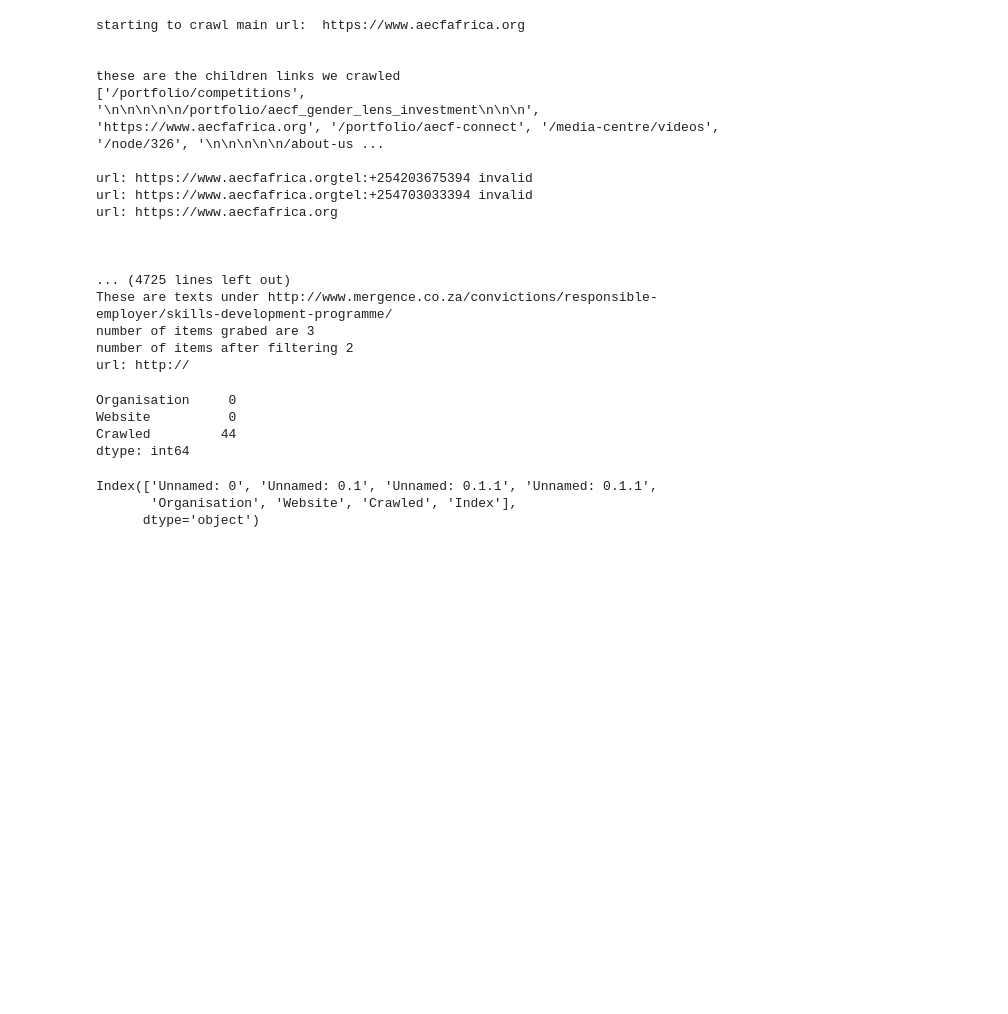
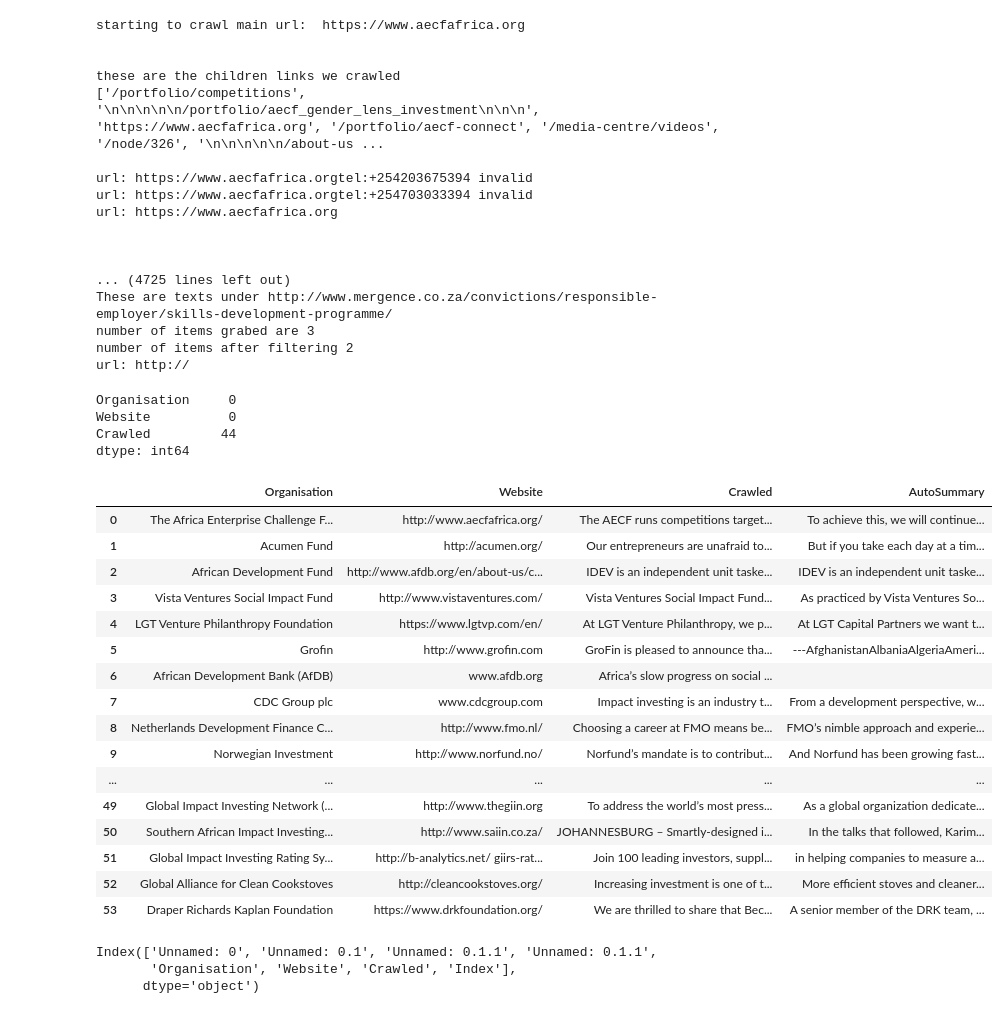
Before and after one commit to HANDSOMEJACKANDY/BFE-Investor_Selector, a Jupyter notebook: Jupyter_prototype/search_engine_on_crawled_data_and_LSI.ipynb, the cells around one changed output. Drawn from its saved outputs; the diff is of its cells as text; code cells hidden in the pictures; blank space fills up the shorter version.

Commit message:
added auto summary to the database

```diff
--- a/Jupyter_prototype/search_engine_on_crawled_data_and_LSI.ipynb
+++ b/Jupyter_prototype/search_engine_on_crawled_data_and_LSI.ipynb
@@ -185,7 +185,42 @@ Website          0
 Crawled         44
 dtype: int64
 # %%
+"""
+Drop unaccessable organizations and weird cols
+"""
 database = pd.read_csv("crawled_database.csv")
 database = database[database.Crawled != "Main site not accessible"]
 database = database.dropna()
-database.to_csv("crawled_database.csv")
+database = database.drop("Unnamed: 0", axis=1)
+database = database.drop("Unnamed: 0.1", axis=1)
+database = database.drop("Unnamed: 0.1.1", axis=1)
+# %%
+"""
+add summary to each organization
+"""
+from gensim.summarization.summarizer import summarize
+from gensim.summarization import keywords
+
+def summarize_text(text):
+    return summarize(text, word_count=100)
+
+database["AutoSummary"] = np.vectorize(summarize_text)(database["Crawled"])
+database
+# %% [output]
+|  | Organisation | Website | Crawled | AutoSummary |
+| 0 | The Africa Enterprise Challenge F... | http://www.aecfafrica.org/ | The AECF runs competitions target... | To achieve this, we will continue... |
+| 1 | Acumen Fund | http://acumen.org/ | Our entrepreneurs are unafraid to... | But if you take each day at a tim... |
+| 2 | African Development Fund | http://www.afdb.org/en/about-us/c... | IDEV is an independent unit taske... | IDEV is an independent unit taske... |
+| 3 | Vista Ventures Social Impact Fund | http://www.vistaventures.com/ | Vista Ventures Social Impact Fund... | As practiced by Vista Ventures So... |
+| 4 | LGT Venture Philanthropy Foundation | https://www.lgtvp.com/en/ | At LGT Venture Philanthropy, we p... | At LGT Capital Partners we want t... |
+| 5 | Grofin | http://www.grofin.com | GroFin is pleased to announce tha... | ---AfghanistanAlbaniaAlgeriaAmeri... |
+| 6 | African Development Bank (AfDB) | www.afdb.org | Africa’s slow progress on social ... |  |
+| 7 | CDC Group plc | www.cdcgroup.com | Impact investing is an industry t... | From a development perspective, w... |
+| 8 | Netherlands Development Finance C... | http://www.fmo.nl/ | Choosing a career at FMO means be... | FMO’s nimble approach and experie... |
+| 9 | Norwegian Investment | http://www.norfund.no/ | Norfund’s mandate is to contribut... | And Norfund has been growing fast... |
+| ... | ... | ... | ... | ... |
+| 49 | Global Impact Investing Network (... | http://www.thegiin.org | To address the world’s most press... | As a global organization dedicate... |
+| 50 | Southern African Impact Investing... | http://www.saiin.co.za/ | JOHANNESBURG – Smartly-designed i... | In the talks that followed, Karim... |
+| 51 | Global Impact Investing Rating Sy... | http://b-analytics.net/ giirs-rat... | Join 100 leading investors, suppl... | in helping companies to measure a... |
+| 52 | Global Alliance for Clean Cookstoves | http://cleancookstoves.org/ | Increasing investment is one of t... | More efficient stoves and cleaner... |
+| 53 | Draper Richards Kaplan Foundation | https://www.drkfoundation.org/ | We are thrilled to share that Bec... | A senior member of the DRK team, ... |
```
Also changed, not shown: parts of 1 cell of this notebook, 11 other files.
